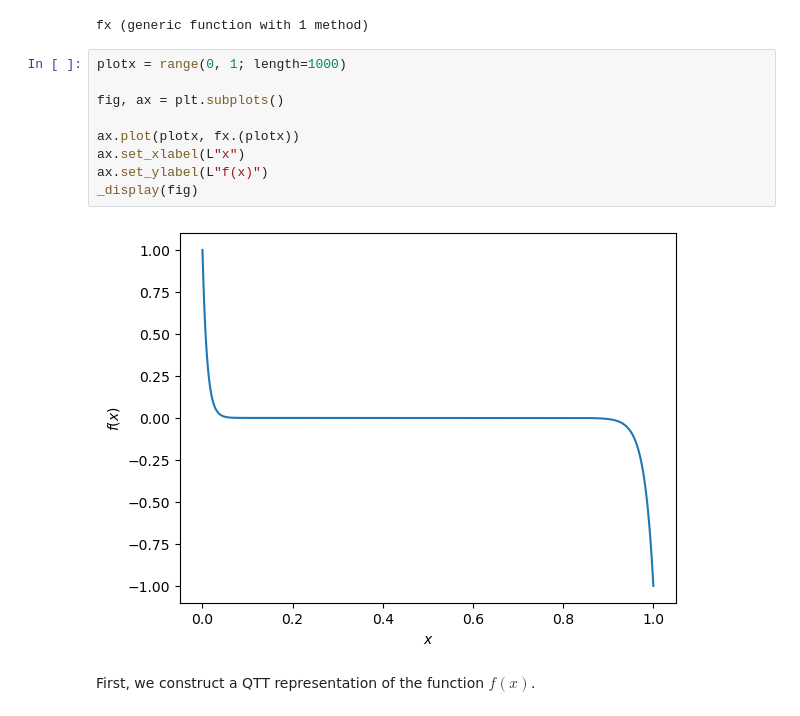
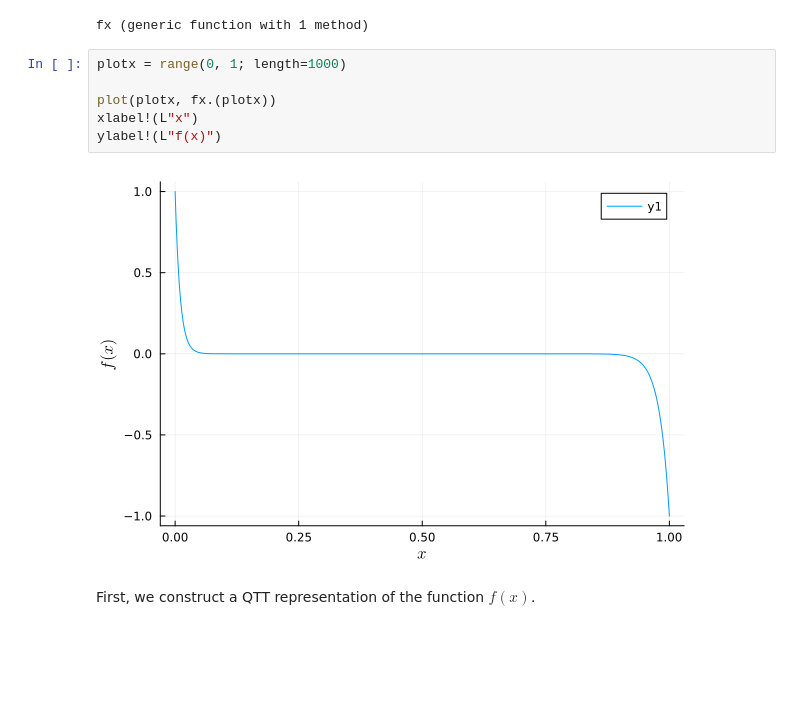
Before and after one commit to tensor4all/T4AJuliaTutorials, a Jupyter notebook: _sources/ipynbs/qft.ipynb, the cells around one changed output. Drawn from its saved outputs; the diff is of its cells as text; blank space fills up the shorter version.

```diff
--- a/_sources/ipynbs/qft.ipynb
+++ b/_sources/ipynbs/qft.ipynb
@@ -75,14 +70,11 @@ fx (generic function with 1 method)
 # %%
 plotx = range(0, 1; length=1000)
 
-fig, ax = plt.subplots()
-
-ax.plot(plotx, fx.(plotx))
-ax.set_xlabel(L"x")
-ax.set_ylabel(L"f(x)")
-_display(fig)
+plot(plotx, fx.(plotx))
+xlabel!(L"x")
+ylabel!(L"f(x)")
 # %% [output]
-[figure, old version]
+[figure, new version]
 # %% [markdown]
 First, we construct a QTT representation of the function $f(x)$.
 # %%
```
Also changed, not shown: parts of 10 cells of this notebook, 51 other files.
